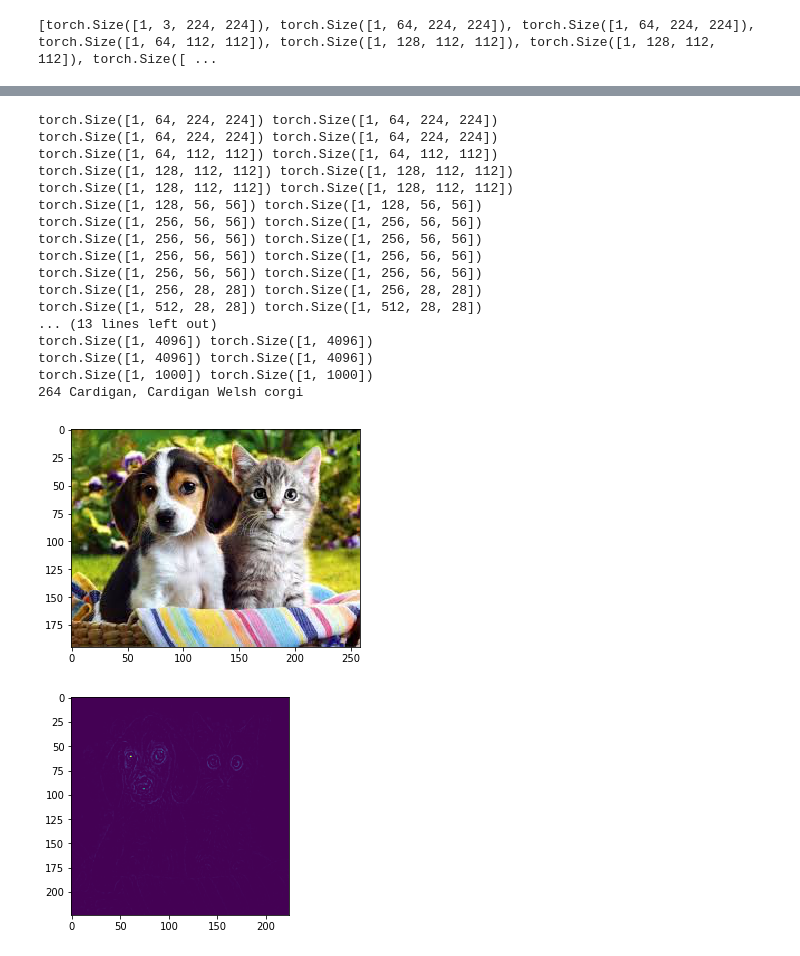
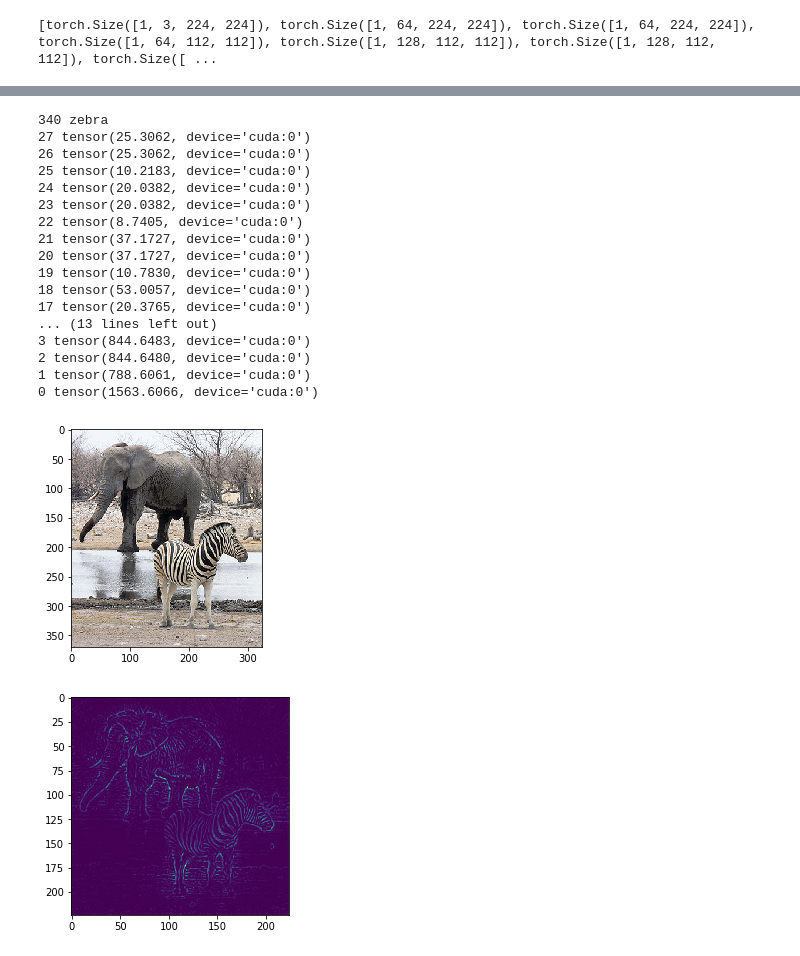
Before and after one commit to caochunshui/Feedback-CNN, a Jupyter notebook: vgg_fr.ipynb, the cells around one changed output, grey strips where cells are left out. Drawn from its saved outputs; the diff is of its cells as text; code cells hidden in the pictures.

```diff
--- a/vgg_fr.ipynb
+++ b/vgg_fr.ipynb
@@ -51,5 +34,6 @@ VGG(
 # %%
-scaler = transforms.Scale((224, 224))
+# scaler = transforms.Scale((224, 224))
+scaler = transforms.Resize((224, 224))
 normalize = transforms.Normalize(mean=[0.485, 0.456, 0.406], std=[0.229, 0.224, 0.225])
 to_tensor = transforms.ToTensor()
 # %%
@@ -189,3 +172,4 @@ def vgg19_bn(**kwargs):
 # %%
 new_model = vgg11()
 new_model.eval()
+new_model = new_model.to(device)
@@ -269,11 +235,11 @@ class VGG_FB(nn.Module):
             #     self.z[i] = torch.ones(layer_sizes[i])
             # elif isinstance(layer, nn.MaxPool2d):
             #     self.z[i] = torch.ones(layer_sizes[i])
-            self.z[i] = torch.ones(self.layer_sizes[i])
+            self.z[i] = torch.ones(self.layer_sizes[i]).to(device)
 
     def reset(self):
         for i in self.z.keys():
-            self.z[i] = torch.ones(self.layer_sizes[i])
+            self.z[i] = torch.ones(self.layer_sizes[i]).to(device)
 
     def forward(self, x):
         self.input = []
@@ -282,14 +248,13 @@ class VGG_FB(nn.Module):
             # detach from previous history
             x = Variable(x.data, requires_grad=True)
             self.input.append(x)
+            if i in self.z:
+                # multiply by the hidden gate
+                x = x * self.z[i]
             if i == self.reshape_feature_layer_num:
                 x = x.view(x.size(0), -1)
             # compute output
             x = layer(x)
-            if i in self.z:
-                # multiply by the hidden gate
-                print (x.size(), self.z[i].size())
-                x = x * self.z[i]
             # add to list of outputs
             self.output.append(x)
         return x
@@ -305,7 +270,7 @@ class VGG_FB(nn.Module):
                 alpha = self.input[i].grad
                 self.z[i] = (alpha > 0).float()
                 self.input[i].grad = self.z[i] * alpha
-            # print(i, self.input[i].grad.data.sum())
+            print(i, self.input[i].grad.data.sum())
         return self.input[0].grad
 
 def make_layers(cfg, batch_norm=False):
@@ -389,3 +354,4 @@ def vgg19_fb_bn(**kwargs):
 # %%
 feedback_model = vgg11_fb(layer_sizes=layer_sizes)
 feedback_model.eval()
+feedback_model = feedback_model.to(device)
@@ -415,50 +363,50 @@ for key, value in feedback_model.state_dict().items():
     feedback_model.state_dict()[key].data.copy_(weights)
     count+=1
 # %%
-#image_name = 'images/elephant_zebra_1.jpg'
+image_name = 'images/elephant_zebra_1.jpg'
 # image_name = 'images/elephant_zebra_2.jpg'
 # image_name = 'images/cat_dog_1.jpg'
-image_name = 'images/cat_dog_2.jpg'
+# image_name = 'images/cat_dog_2.jpg'
 img = Image.open(image_name)
 t_img = normalize(to_tensor(scaler(img))).unsqueeze(0)
 t_img = t_img.to(device)
 feedback_model.reset()
 output = feedback_model(t_img)
 _, label = torch.max(output, 1)
 plt.subplots(1)
 plt.imshow(img)
-label = label.numpy()[0]
+label = label.cpu().numpy()[0]
 print(label, class_map[label])
-gradients = torch.zeros(*output.size())
+gradients = torch.zeros(*output.size()).to(device)
 gradients[0, label] = 1.0
 image_grad = feedback_model.backward(gradients)
 image_grad = image_grad.squeeze(0).permute(1, 2, 0)
-gradient_map = torch.abs(image_grad).numpy()
+gradient_map = torch.abs(image_grad).cpu().numpy()
 gradient_map = np.max(gradient_map, 2)
 gradient_map = gradient_map / np.max(gradient_map)
 plt.subplots(1)
 plt.imshow(gradient_map)
 plt.show()
 # %% [output]
-torch.Size([1, 64, 224, 224]) torch.Size([1, 64, 224, 224])
-torch.Size([1, 64, 224, 224]) torch.Size([1, 64, 224, 224])
-torch.Size([1, 64, 112, 112]) torch.Size([1, 64, 112, 112])
-torch.Size([1, 128, 112, 112]) torch.Size([1, 128, 112, 112])
-torch.Size([1, 128, 112, 112]) torch.Size([1, 128, 112, 112])
-torch.Size([1, 128, 56, 56]) torch.Size([1, 128, 56, 56])
-torch.Size([1, 256, 56, 56]) torch.Size([1, 256, 56, 56])
-torch.Size([1, 256, 56, 56]) torch.Size([1, 256, 56, 56])
-torch.Size([1, 256, 56, 56]) torch.Size([1, 256, 56, 56])
-torch.Size([1, 256, 56, 56]) torch.Size([1, 256, 56, 56])
-torch.Size([1, 256, 28, 28]) torch.Size([1, 256, 28, 28])
-torch.Size([1, 512, 28, 28]) torch.Size([1, 512, 28, 28])
+340 zebra
+27 tensor(25.3062, device='cuda:0')
+26 tensor(25.3062, device='cuda:0')
+25 tensor(10.2183, device='cuda:0')
+24 tensor(20.0382, device='cuda:0')
+23 tensor(20.0382, device='cuda:0')
+22 tensor(8.7405, device='cuda:0')
+21 tensor(37.1727, device='cuda:0')
+20 tensor(37.1727, device='cuda:0')
+19 tensor(10.7830, device='cuda:0')
+18 tensor(53.0057, device='cuda:0')
+17 tensor(20.3765, device='cuda:0')
 ... (13 lines left out)
-torch.Size([1, 4096]) torch.Size([1, 4096])
-torch.Size([1, 4096]) torch.Size([1, 4096])
-torch.Size([1, 1000]) torch.Size([1, 1000])
-264 Cardigan, Cardigan Welsh corgi
+3 tensor(844.6483, device='cuda:0')
+2 tensor(844.6480, device='cuda:0')
+1 tensor(788.6061, device='cuda:0')
+0 tensor(1563.6066, device='cuda:0')
-[figure, old version]
+[figure, new version]
-[figure, old version]
+[figure, new version]
 # %%
 for iter in range(3):
     output = feedback_model(t_img)
```
Also changed, not shown: parts of 7 cells of this notebook, 2 other files.
